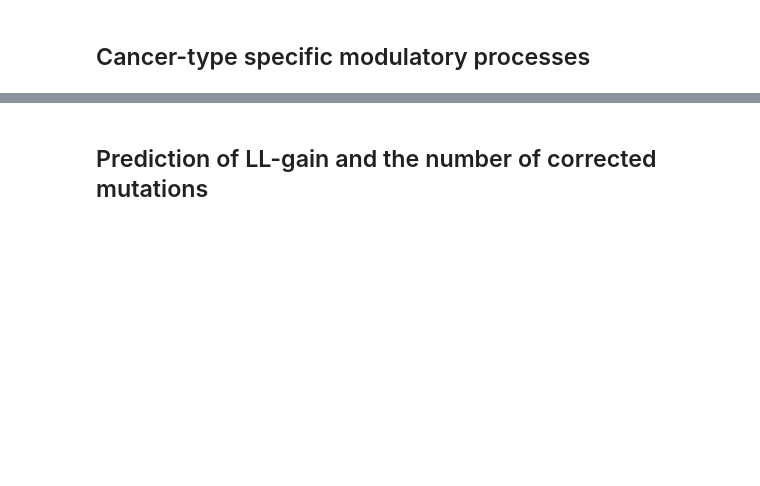
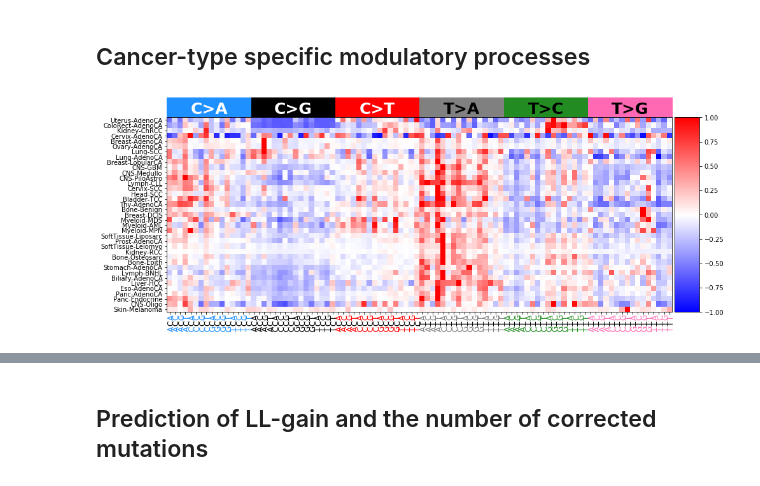
Before and after one commit to dovydask/mp_sig, a Jupyter notebook: mp_sig.ipynb, the cells around one changed output, grey strips where cells are left out. Saved outputs shown, nothing was run; the diff lists cells and outputs as text; code cells hidden in the pictures; blank space fills up the shorter version.

```diff
--- a/mp_sig.ipynb
+++ b/mp_sig.ipynb
@@ -548,2 +583,63 @@ ml_inference(counts=pcawg_counts, signatures=sp_signatures, activities=sp_activi
+# %%
+from mpl_toolkits.axes_grid1 import make_axes_locatable
+
+mut_xlabs = ['ACA', 'ACC', 'ACG', 'ACT', 'CCA', 'CCC', 'CCG', 'CCT',
+             'GCA', 'GCC', 'GCG', 'GCT', 'TCA', 'TCC', 'TCG', 'TCT',
+             'ACA', 'ACC', 'ACG', 'ACT', 'CCA', 'CCC', 'CCG', 'CCT',
+             'GCA', 'GCC', 'GCG', 'GCT', 'TCA', 'TCC', 'TCG', 'TCT',
+             'ACA', 'ACC', 'ACG', 'ACT', 'CCA', 'CCC', 'CCG', 'CCT',
+             'GCA', 'GCC', 'GCG', 'GCT', 'TCA', 'TCC', 'TCG', 'TCT',
+             'ATA', 'ATC', 'ATG', 'ATT', 'CTA', 'CTC', 'CTG', 'CTT',
+             'GTA', 'GTC', 'GTG', 'GTT', 'TTA', 'TTC', 'TTG', 'TTT',
+             'ATA', 'ATC', 'ATG', 'ATT', 'CTA', 'CTC', 'CTG', 'CTT',
+             'GTA', 'GTC', 'GTG', 'GTT', 'TTA', 'TTC', 'TTG', 'TTT',
+             'ATA', 'ATC', 'ATG', 'ATT', 'CTA', 'CTC', 'CTG', 'CTT',
+             'GTA', 'GTC', 'GTG', 'GTT', 'TTA', 'TTC', 'TTG', 'TTT']
+mut_type_colors = (["dodgerblue"]*16 + ["black"]*16 + ["red"]*16 +
+                   ["grey"]*16 + ["forestgreen"]*16 + ["hotpink"]*16)
+channel6 = ['C>A', 'C>G', 'C>T', 'T>A', 'T>C', 'T>G']
+col_list = ["dodgerblue", "black", "red", "grey", "forestgreen", "hotpink"]
+
+x = rdf.to_numpy()/np.max(np.abs(rdf.to_numpy()), axis=1).reshape(-1, 1)
+Z = hcluster.linkage(x, method="complete", metric="cosine")
+fc = hcluster.fcluster(Z, t=0.5, criterion='distance')
+idx = fc.argsort()
+
+plt.figure(figsize=(15, 10))
+plt.imshow(x[idx], cmap="bwr")
+ax = plt.gca()
+text_col = ["w", "w", "w", "black", "black", "black"]
+for j in range(6):
+    left, width = 0 + 1/6 * j, 1/6
+    bottom, height = 1.003, 0.1
+    right = left + width
+    top = bottom + height
+    ax = plt.gca()
+    p = plt.Rectangle((left, bottom), width, height, fill=True, color=col_list[j])
+    p.set_transform(ax.transAxes)
+    p.set_clip_on(False)
+    ax.add_patch(p)
+    ax.text(0.5 * (left + right), 0.495 * (bottom + top), channel6[j],
+            color=text_col[j], weight='bold', size=25,
+            horizontalalignment='center', verticalalignment='center',
+            transform=ax.transAxes)
+    ax.margins(x=0.002, y=0.002)
+
+for k in range(len(mut_xlabs)):
+    plt.text(k/len(mut_xlabs), -0.03, mut_xlabs[k][2],
+                color=mut_type_colors[k], rotation=90, fontsize=12, transform=ax.transAxes)
+    plt.text(k/len(mut_xlabs), -0.06, mut_xlabs[k][1],
+                color='black', rotation=90, fontsize=12, transform=ax.transAxes)
+    plt.text(k/len(mut_xlabs), -0.09, mut_xlabs[k][0],
+                color=mut_type_colors[k], rotation=90, fontsize=12, transform=ax.transAxes)
+plt.xticks(range(96), [""]*96, rotation=90)
+plt.yticks(range(len(sorted(unique(labels)))), np.array(sorted(unique(labels)))[idx])
+
+divider = make_axes_locatable(ax)
+cax = divider.append_axes("right", size="5%", pad=0.05)
+plt.colorbar(cax=cax)
+plt.show()
+# %% [output]
+[figure, added]
 # %%
 # Plotting of all MP inference results.
```
Also changed, not shown: parts of 18 cells of this notebook, 5 other files.
